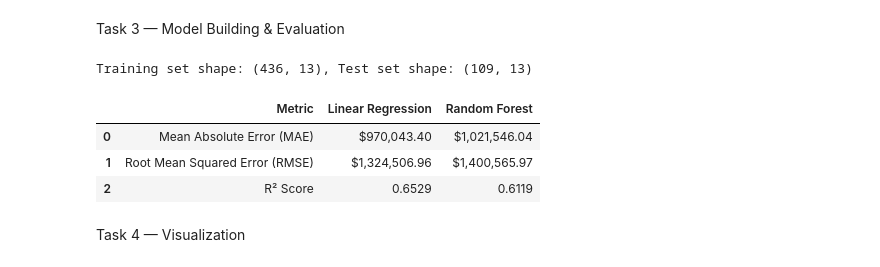
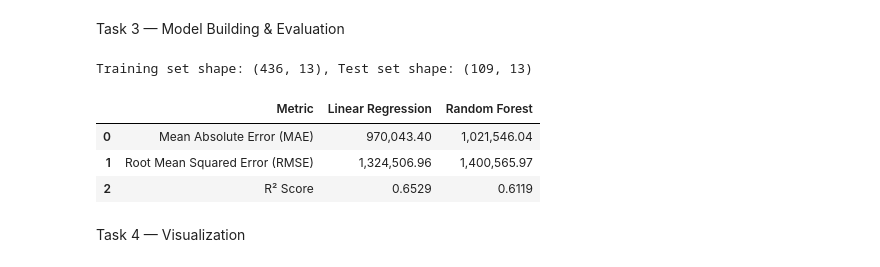
Before and after one commit to ishanpote/house-price-prediction, a Jupyter notebook: analysis.ipynb, the cells around one changed output. Saved outputs shown, nothing was run; the diff lists cells and outputs as text; code cells hidden in the pictures.

Commit message:
curreny sign updated

```diff
--- a/analysis.ipynb
+++ b/analysis.ipynb
@@ -111,38 +111,38 @@ y = df_encoded['price']
 
 # Split data into training and test sets (80/20)
 X_train, X_test, y_train, y_test = train_test_split(X, y, test_size=0.2, random_state=42)
 print(f"Training set shape: {X_train.shape}, Test set shape: {X_test.shape}")
 
 # Define evaluation helper function
 def evaluate_model(model, X_test, y_test):
     predictions = model.predict(X_test)
     mae = mean_absolute_error(y_test, predictions)
     rmse = np.sqrt(mean_squared_error(y_test, predictions))
     r2 = r2_score(y_test, predictions)
     return mae, rmse, r2
 
 # Model 1: Linear Regression
 lr_model = LinearRegression()
 lr_model.fit(X_train, y_train)
 lr_mae, lr_rmse, lr_r2 = evaluate_model(lr_model, X_test, y_test)
 
 # Model 2: Random Forest Regressor
 rf_model = RandomForestRegressor(n_estimators=100, random_state=42)
 rf_model.fit(X_train, y_train)
 rf_mae, rf_rmse, rf_r2 = evaluate_model(rf_model, X_test, y_test)
 
-# Performance Comparison Table
+# Updated Performance Comparison Table without the dollar signs
 metrics_summary = pd.DataFrame({
     'Metric': ['Mean Absolute Error (MAE)', 'Root Mean Squared Error (RMSE)', 'R² Score'],
-    'Linear Regression': [f"${lr_mae:,.2f}", f"${lr_rmse:,.2f}", f"{lr_r2:.4f}"],
-    'Random Forest': [f"${rf_mae:,.2f}", f"${rf_rmse:,.2f}", f"{rf_r2:.4f}"]
+    'Linear Regression': [f"{lr_mae:,.2f}", f"{lr_rmse:,.2f}", f"{lr_r2:.4f}"],
+    'Random Forest': [f"{rf_mae:,.2f}", f"{rf_rmse:,.2f}", f"{rf_r2:.4f}"]
 })
 display(metrics_summary)
 # %% [output]
 Training set shape: (436, 13), Test set shape: (109, 13)
 |  | Metric | Linear Regression | Random Forest |
-| 0 | Mean Absolute Error (MAE) | $970,043.40 | $1,021,546.04 |
-| 1 | Root Mean Squared Error (RMSE) | $1,324,506.96 | $1,400,565.97 |
+| 0 | Mean Absolute Error (MAE) | 970,043.40 | 1,021,546.04 |
+| 1 | Root Mean Squared Error (RMSE) | 1,324,506.96 | 1,400,565.97 |
 | 2 | R² Score | 0.6529 | 0.6119 |
 # %% [markdown]
 Task 4 — Visualization
```
